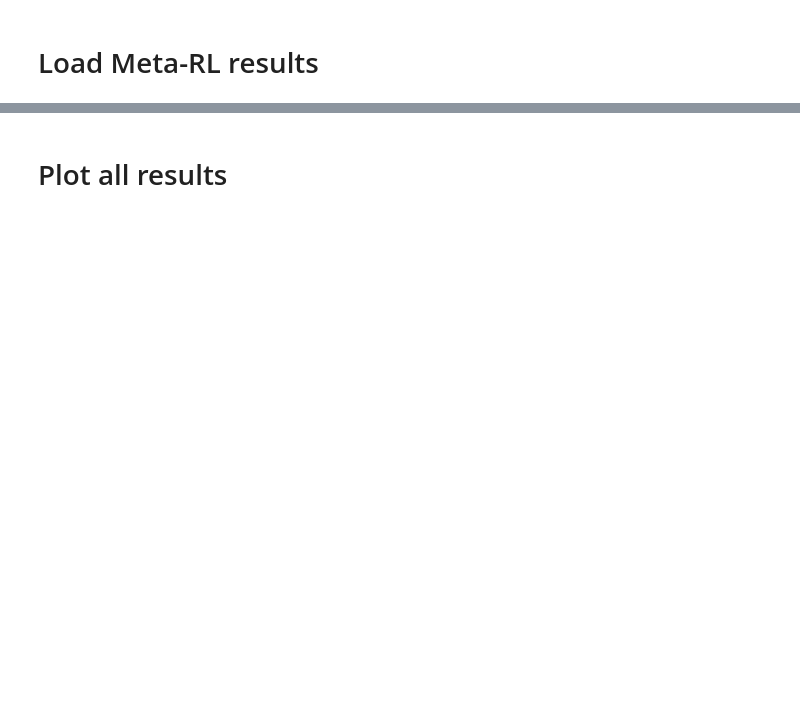
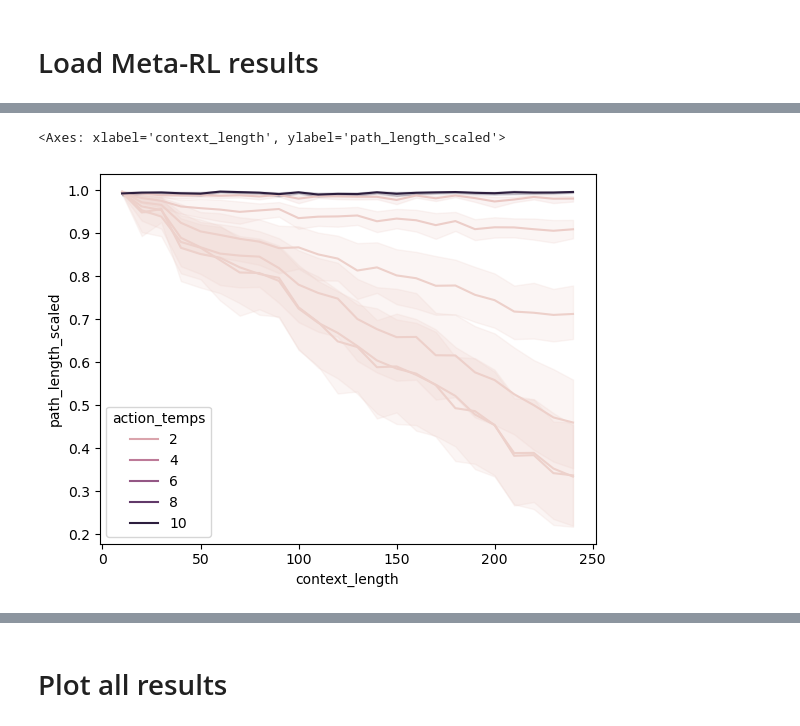
Before and after one commit to chingf/icl-maze, a Jupyter notebook: darkroom_notebooks/02_plot_by_reward_and_context.ipynb, the cells around one changed output, grey strips where cells are left out. Saved outputs shown, nothing was run; the diff lists cells and outputs as text; code cells hidden in the pictures; blank space fills up the shorter version.

```diff
--- a/darkroom_notebooks/02_plot_by_reward_and_context.ipynb
+++ b/darkroom_notebooks/02_plot_by_reward_and_context.ipynb
@@ -54,0 +155,6 @@ metarl_df.head()
+# %%
+fig, ax = plt.subplots()
+sns.lineplot(data=qtable_df, x='context_length', y='path_length_scaled', hue='action_temps', ax=ax)
+# %% [output]
+<Axes: xlabel='context_length', ylabel='path_length_scaled'>
+[figure, added]
```
Also changed, not shown: parts of 11 cells of this notebook, 40 other files.
